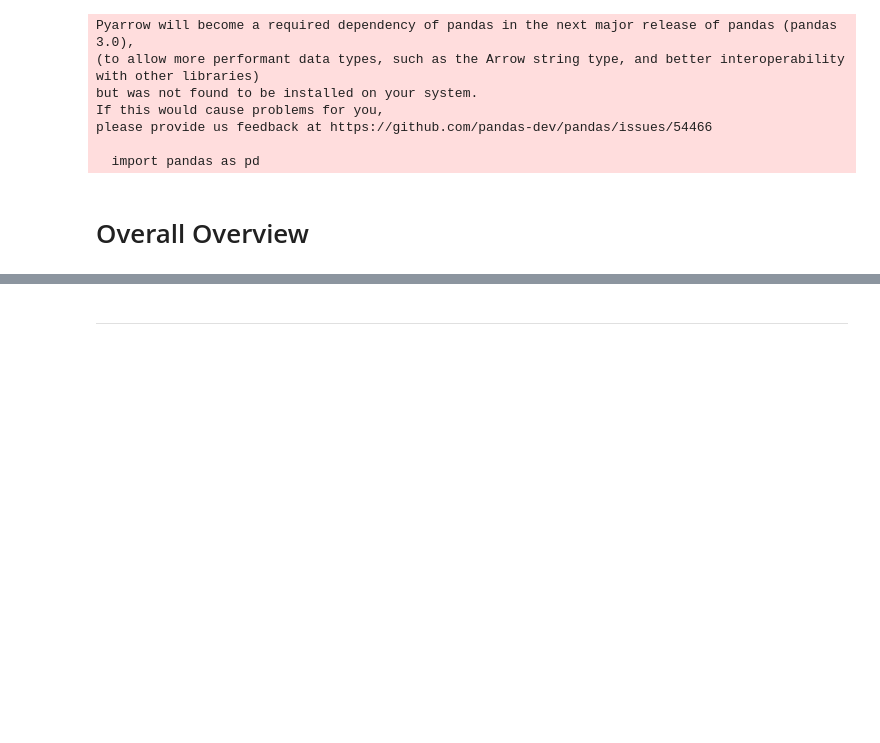
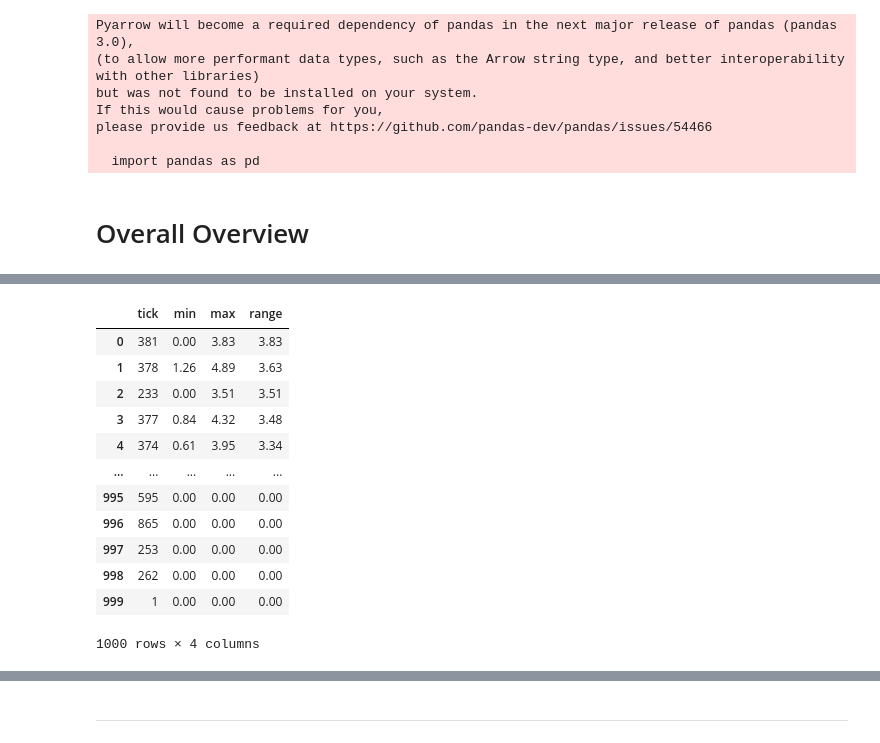
Before and after one commit to hannahmanuela/scheduler-simulator, a Jupyter notebook: results/analyze_output.ipynb, the cells around one changed output, grey strips where cells are left out. Drawn from its saved outputs; the diff is of its cells as text; code cells hidden in the pictures; blank space fills up the shorter version.

```diff
--- a/results/analyze_output.ipynb
+++ b/results/analyze_output.ipynb
@@ -176,0 +155,16 @@ df1.where(df1["counts"] > 1).dropna()
+# %%
+out.sort_values("range", ascending=False).reset_index(drop=True)
+# %% [output]
+|  | tick | min | max | range |
+| 0 | 381 | 0.00 | 3.83 | 3.83 |
+| 1 | 378 | 1.26 | 4.89 | 3.63 |
+| 2 | 233 | 0.00 | 3.51 | 3.51 |
+| 3 | 377 | 0.84 | 4.32 | 3.48 |
+| 4 | 374 | 0.61 | 3.95 | 3.34 |
+| ... | ... | ... | ... | ... |
+| 995 | 595 | 0.00 | 0.00 | 0.00 |
+| 996 | 865 | 0.00 | 0.00 | 0.00 |
+| 997 | 253 | 0.00 | 0.00 | 0.00 |
+| 998 | 262 | 0.00 | 0.00 | 0.00 |
+| 999 | 1 | 0.00 | 0.00 | 0.00 |
+1000 rows × 4 columns
```
Also changed, not shown: parts of 10 cells of this notebook, 5 other files.
